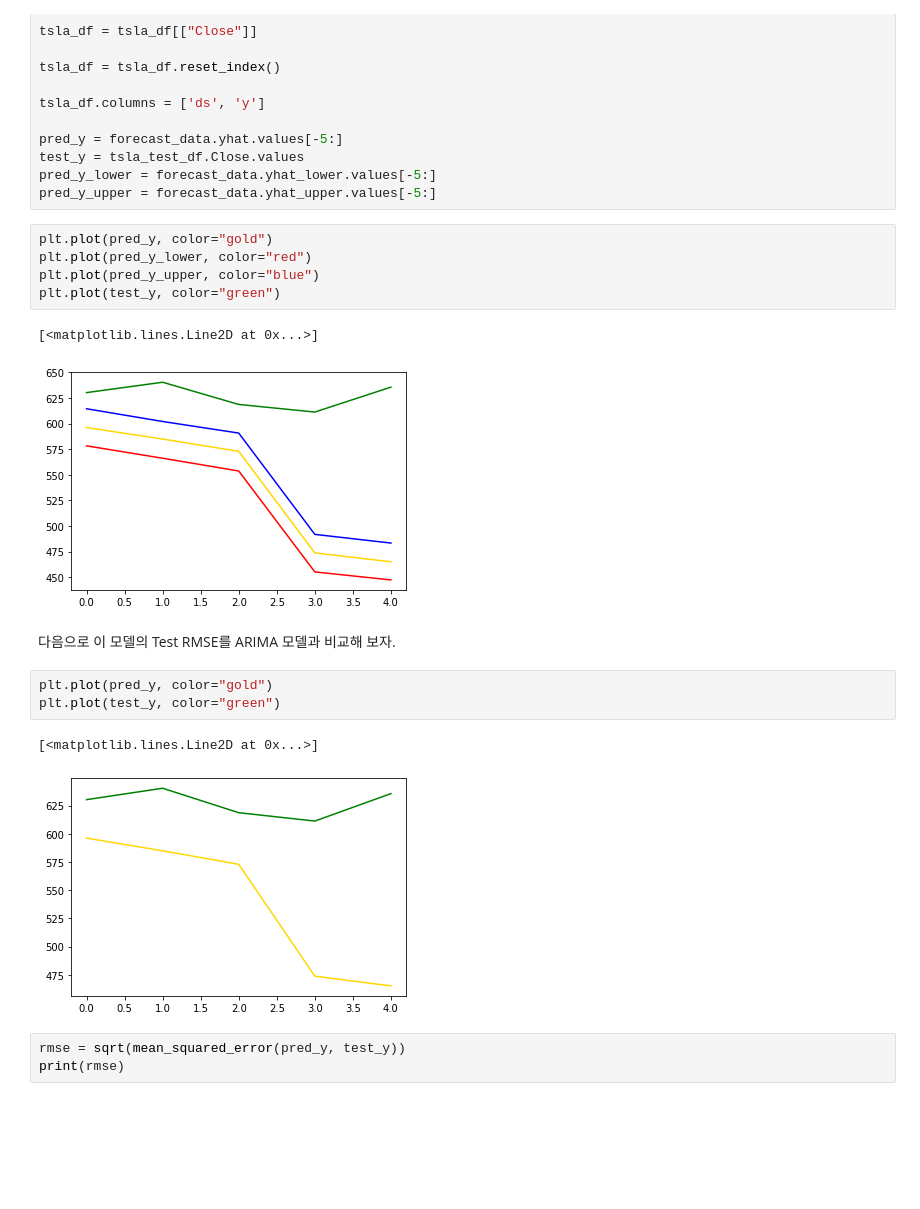
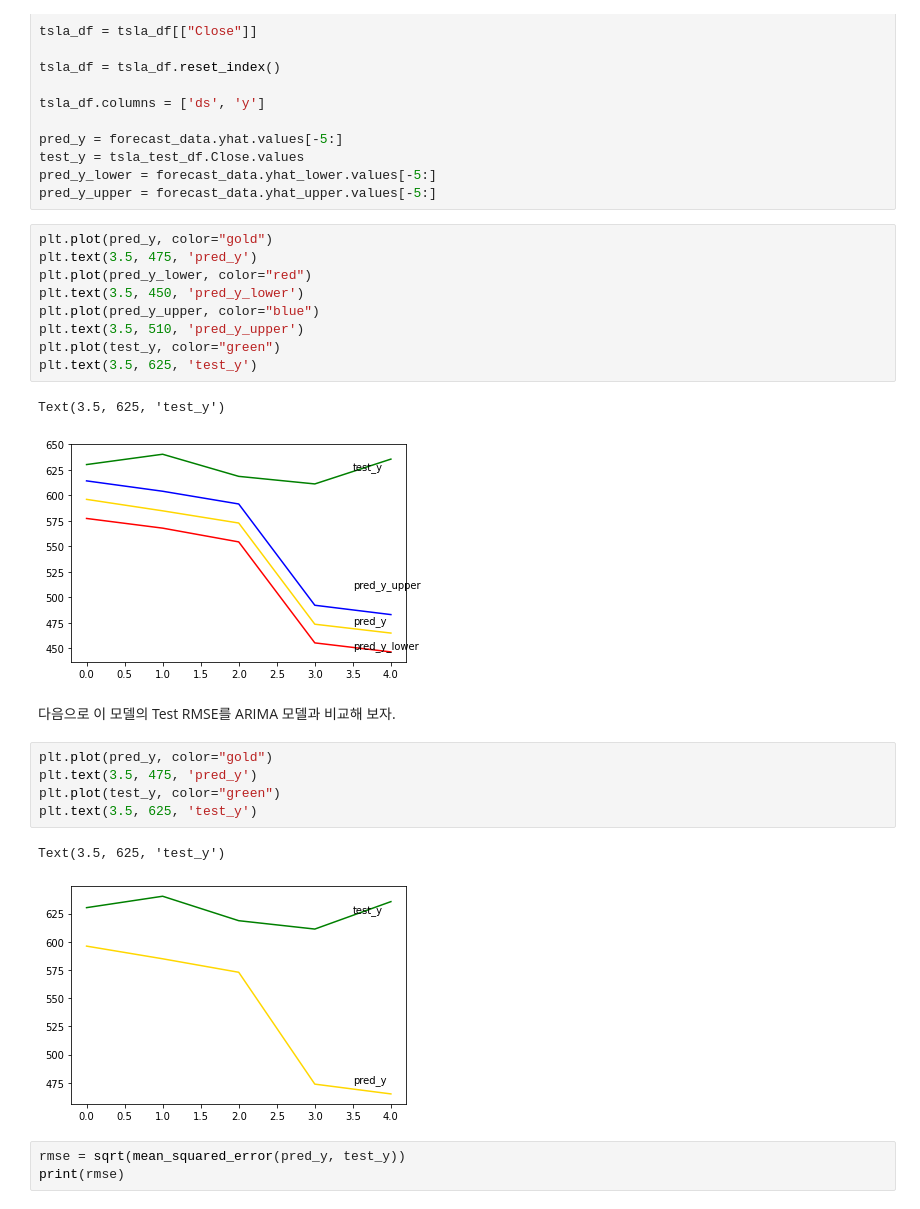
Before and after one commit to jaeyoon89/jaeyoon_study, a Jupyter notebook: tsla_data_analysis.ipynb, the cells around one changed output. Saved outputs shown, nothing was run; the diff lists cells and outputs as text; blank space fills up the shorter version.

```diff
--- a/tsla_data_analysis.ipynb
+++ b/tsla_data_analysis.ipynb
@@ -296,20 +295,26 @@ pred_y_lower = forecast_data.yhat_lower.values[-5:]
 pred_y_upper = forecast_data.yhat_upper.values[-5:]
 # %%
 plt.plot(pred_y, color="gold")
+plt.text(3.5, 475, 'pred_y')
 plt.plot(pred_y_lower, color="red")
+plt.text(3.5, 450, 'pred_y_lower')
 plt.plot(pred_y_upper, color="blue")
+plt.text(3.5, 510, 'pred_y_upper')
 plt.plot(test_y, color="green")
+plt.text(3.5, 625, 'test_y')
 # %% [output]
-[<matplotlib.lines.Line2D at 0x...>]
+Text(3.5, 625, 'test_y')
-[figure, old version]
+[figure, new version]
 # %% [markdown]
 다음으로 이 모델의 Test RMSE를 ARIMA 모델과 비교해 보자.
 # %%
 plt.plot(pred_y, color="gold")
+plt.text(3.5, 475, 'pred_y')
 plt.plot(test_y, color="green")
+plt.text(3.5, 625, 'test_y')
 # %% [output]
-[<matplotlib.lines.Line2D at 0x...>]
+Text(3.5, 625, 'test_y')
-[figure, old version]
+[figure, new version]
 # %%
 rmse = sqrt(mean_squared_error(pred_y, test_y))
 print(rmse)
```
Also changed, not shown: parts of 10 cells of this notebook.
